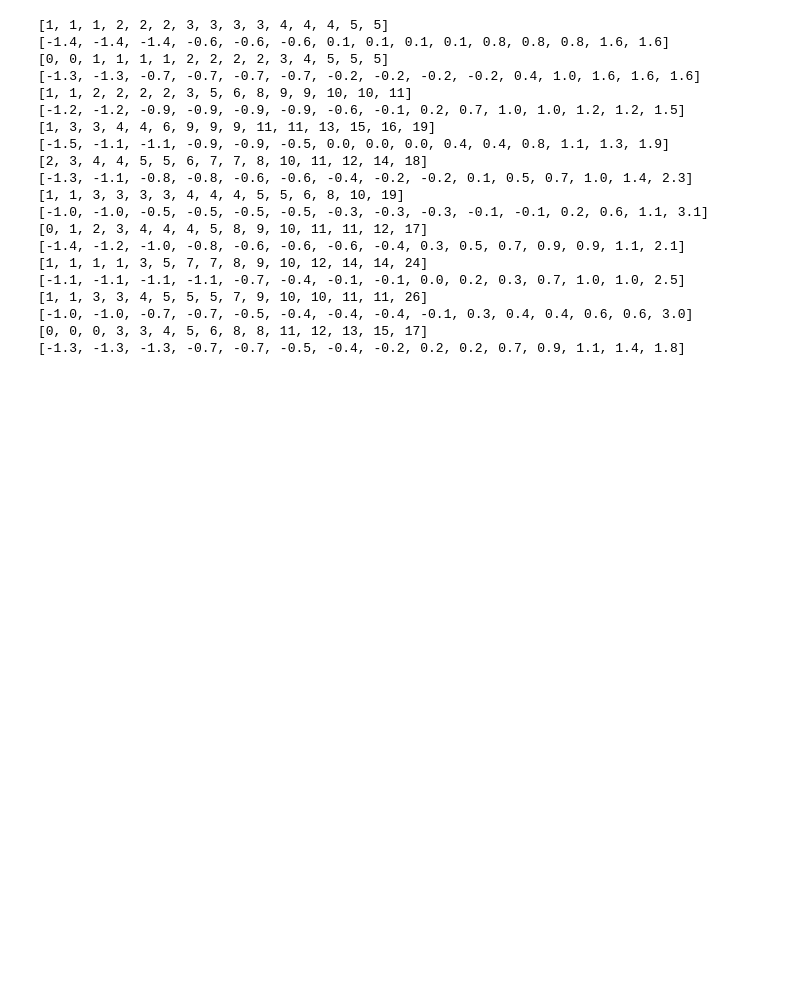
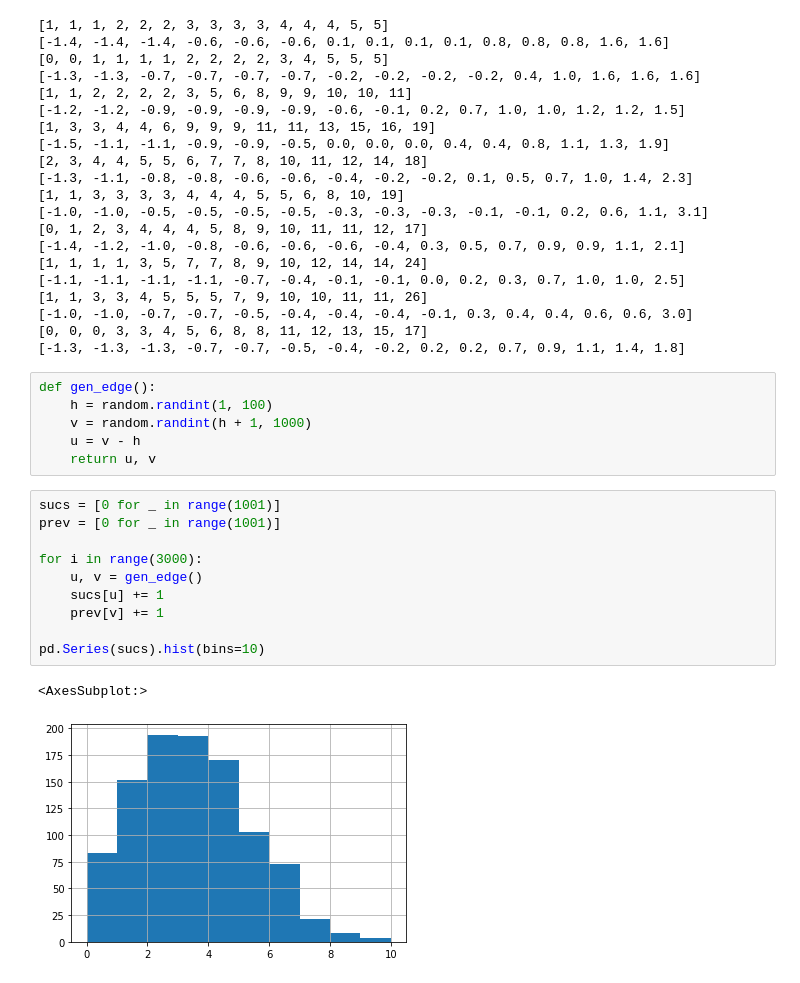
Before and after one commit to noy72/future-contest-2022-qual-a, a Jupyter notebook: jupyter/2021-11-06_入力値の統計.ipynb, the cells around one changed output. Drawn from its saved outputs; the diff is of its cells as text; blank space fills up the shorter version.

```diff
--- a/jupyter/2021-11-06_入力値の統計.ipynb
+++ b/jupyter/2021-11-06_入力値の統計.ipynb
@@ -161,3 +175,22 @@ for i in range(10):
 [-1.0, -1.0, -0.7, -0.7, -0.5, -0.4, -0.4, -0.4, -0.1, 0.3, 0.4, 0.4, 0.6, 0.6, 3.0]
 [0, 0, 0, 3, 3, 4, 5, 6, 8, 8, 11, 12, 13, 15, 17]
 [-1.3, -1.3, -1.3, -0.7, -0.7, -0.5, -0.4, -0.2, 0.2, 0.2, 0.7, 0.9, 1.1, 1.4, 1.8]
+# %%
+def gen_edge():
+    h = random.randint(1, 100)
+    v = random.randint(h + 1, 1000)
+    u = v - h
+    return u, v
+# %%
+sucs = [0 for _ in range(1001)]
+prev = [0 for _ in range(1001)]
+
+for i in range(3000):
+    u, v = gen_edge()
+    sucs[u] += 1
+    prev[v] += 1
+
+pd.Series(sucs).hist(bins=10)
+# %% [output]
+<AxesSubplot:>
+[figure, added]
```
Also changed, not shown: parts of 4 cells of this notebook, 1 other file.
